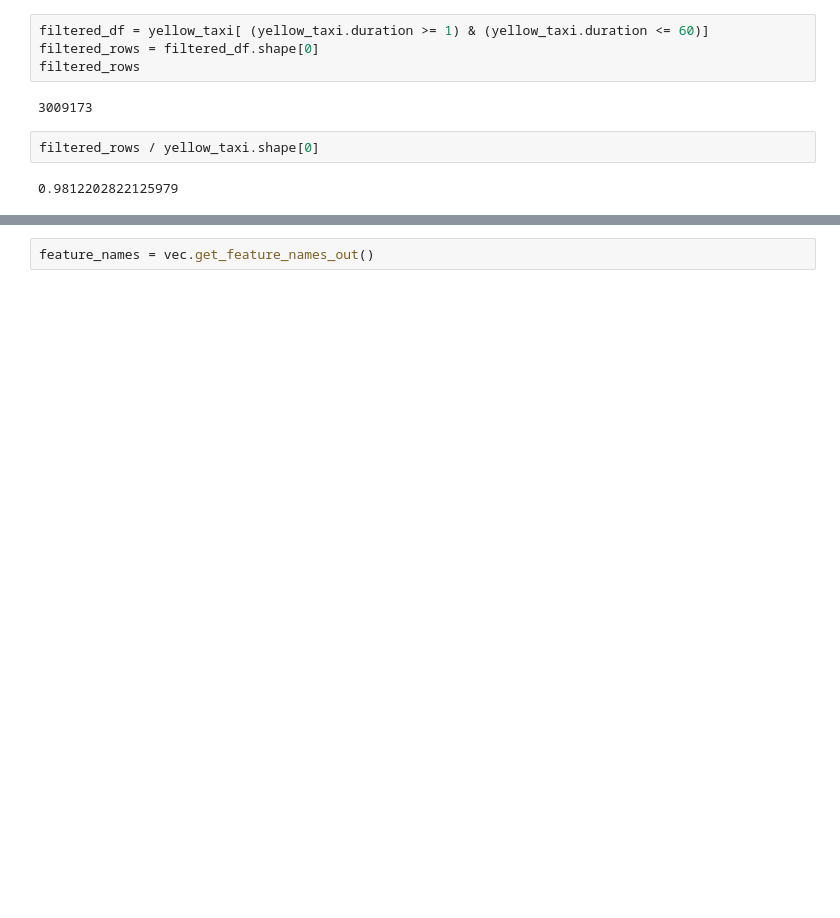
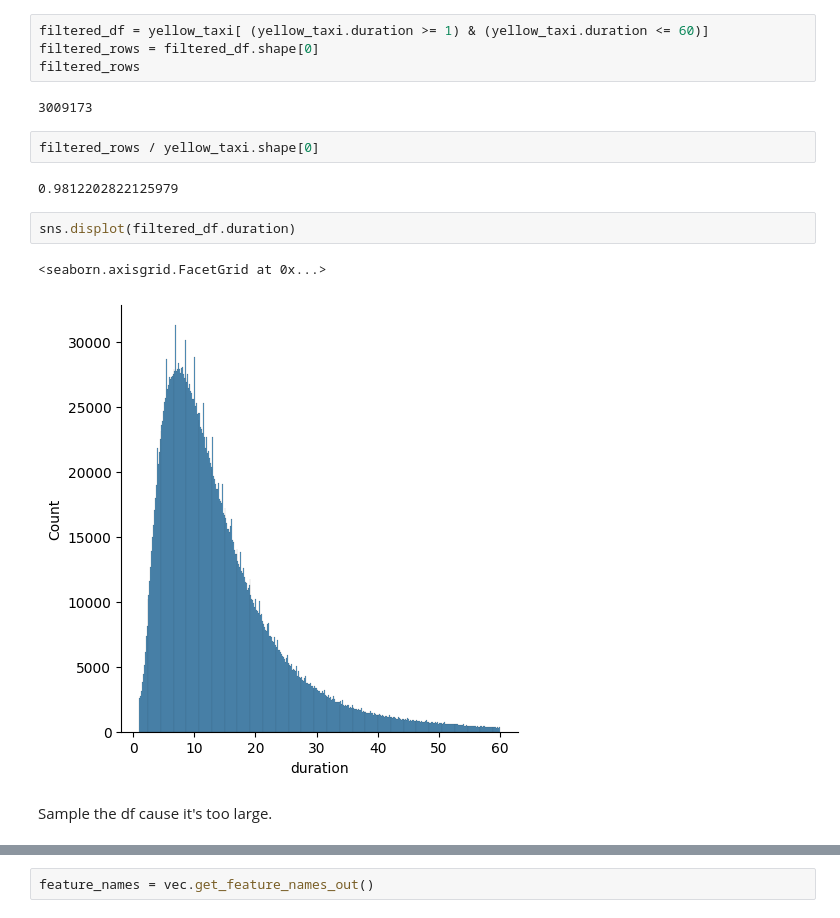
Before and after one commit to gitkeniwo/mlops-zoomcamp, a Jupyter notebook: w1-intro/homework-1.ipynb, the cells around one changed output, grey strips where cells are left out. Cells and saved outputs as stored; diff of their text form; blank space fills up the shorter version.

```diff
--- a/w1-intro/homework-1.ipynb
+++ b/w1-intro/homework-1.ipynb
@@ -70,3 +103,10 @@ filtered_rows
 filtered_rows / yellow_taxi.shape[0]
 # %% [output]
 0.9812202822125979
+# %%
+sns.displot(filtered_df.duration)
+# %% [output]
+<seaborn.axisgrid.FacetGrid at 0x...>
+[figure, added]
+# %% [markdown]
+Sample the df cause it's too large.
```
Also changed, not shown: parts of 21 cells of this notebook, 1 other file.
